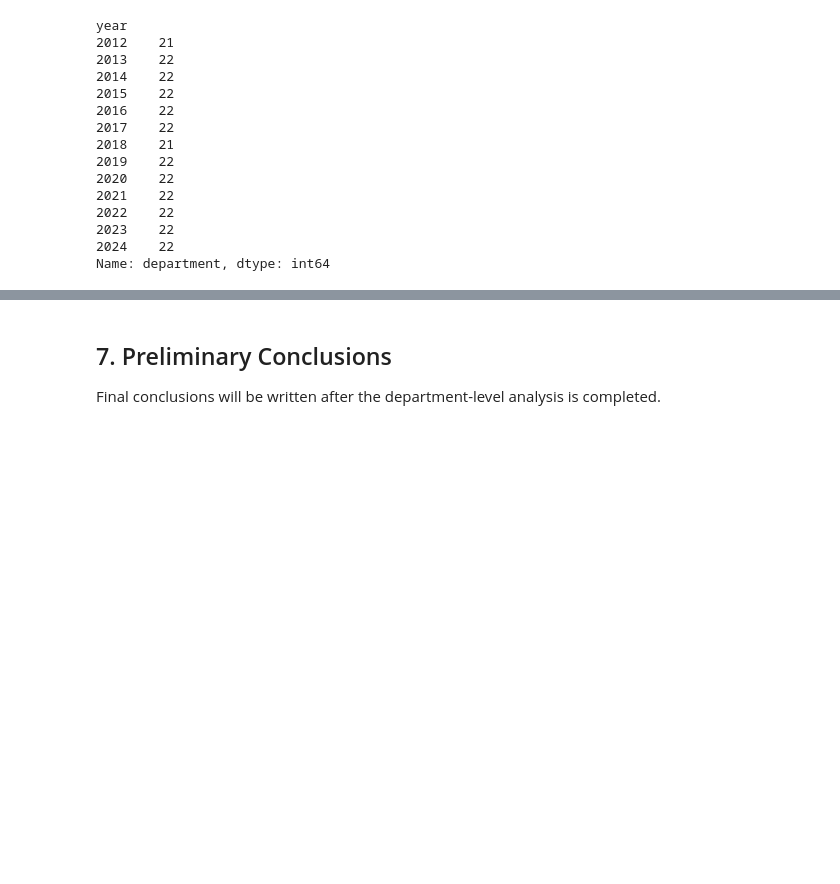
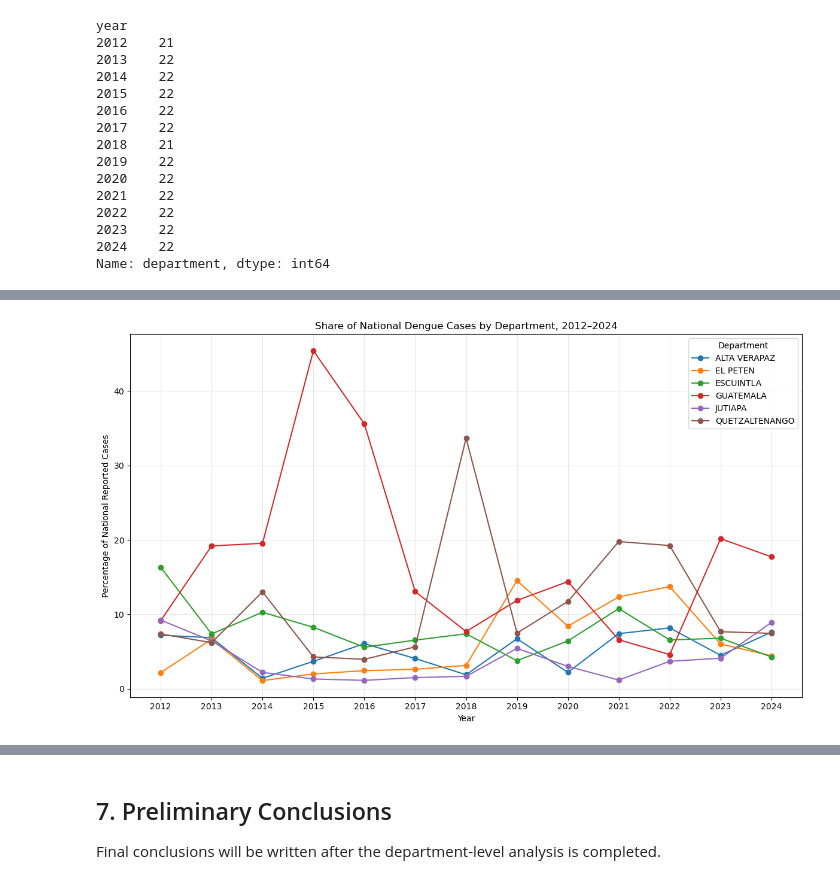
Before and after one commit to medranow/data-analyst-portfolio, a Jupyter notebook: guatemala-dengue-analysis/notebooks/01_dengue_surveillance_analysis_portfolio.ipynb, the cells around one changed output, grey strips where cells are left out. Saved outputs shown, nothing was run; the diff lists cells and outputs as text; code cells hidden in the pictures; blank space fills up the shorter version.

```diff
--- a/guatemala-dengue-analysis/notebooks/01_dengue_surveillance_analysis_portfolio.ipynb
+++ b/guatemala-dengue-analysis/notebooks/01_dengue_surveillance_analysis_portfolio.ipynb
@@ -688,0 +694,30 @@ top5_departments_year = department_grouped_year.apply(
+# %%
+# Plot the top 6 departments by cumulative cases
+top6_departments = municipality_aggregate["department"].head(6)
+
+top6_department_trends = department_year_share[
+    department_year_share["department"].isin(top6_departments)
+]
+
+plt.figure(figsize=(12, 7))
+
+for department, group in top6_department_trends.groupby("department"):
+    plt.plot(
+        group["year"],
+        group["percentage_national_cases"],
+        marker="o",
+        label=department
+    )
+
+plt.xlabel("Year")
+plt.ylabel("Percentage of National Reported Cases")
+plt.title("Share of National Dengue Cases by Department, 2012–2024")
+
+plt.xticks(range(2012, 2025))
+plt.legend(title="Department")
+plt.grid(alpha=0.3)
+
+plt.tight_layout()
+plt.show()
+# %% [output]
+[figure, added]
```
Also changed, not shown: parts of 9 cells of this notebook.
